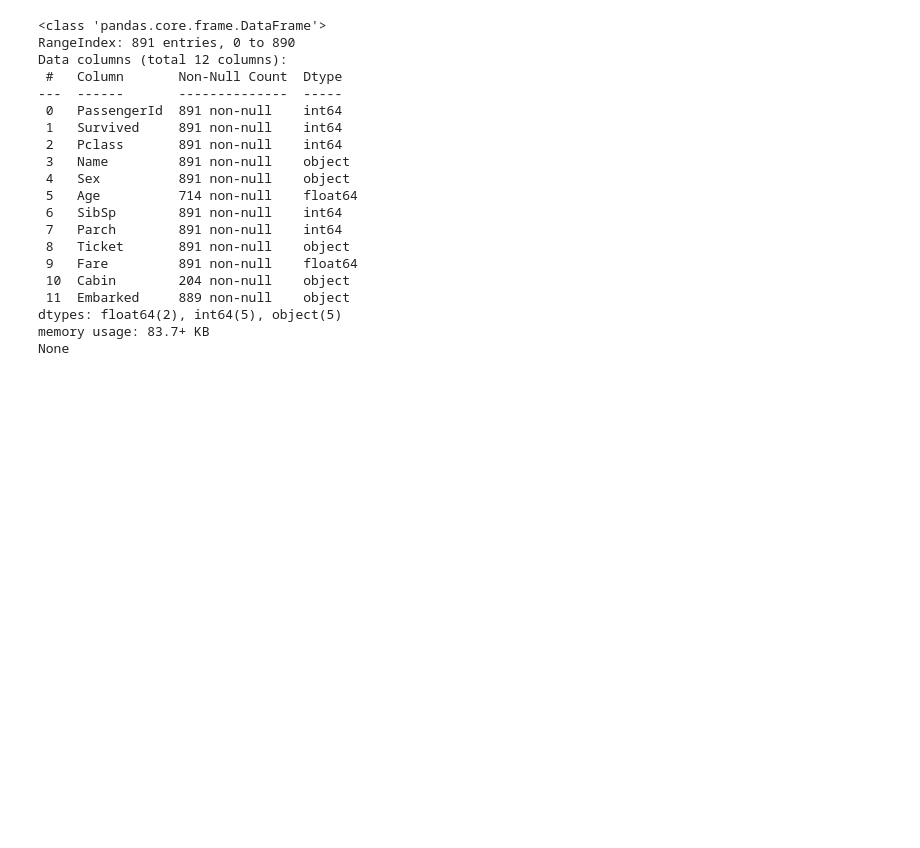
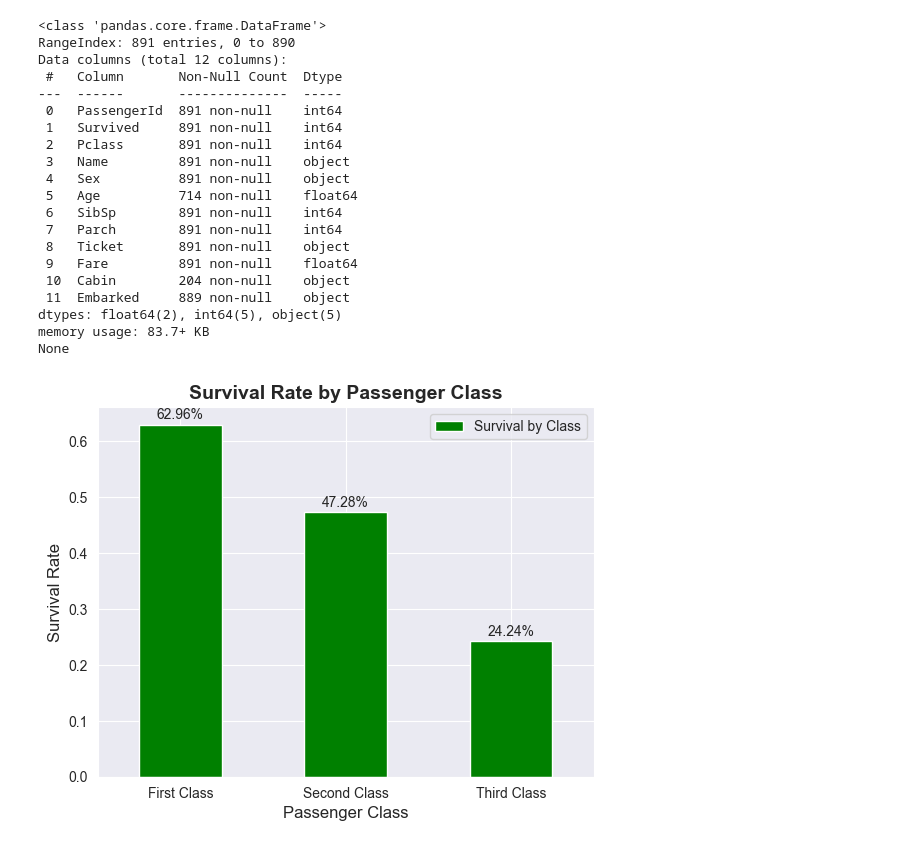
Before and after one commit to alexhatz05/titanic-eda, a Jupyter notebook: titanic_eda.ipynb, the cells around one changed output. Saved outputs shown, nothing was run; the diff lists cells and outputs as text; code cells hidden in the pictures; blank space fills up the shorter version.

Commit message:
Add visualizations

```diff
--- a/titanic_eda.ipynb
+++ b/titanic_eda.ipynb
@@ -1,33 +1,120 @@
 # %%
 import pandas as pd
+import matplotlib.pyplot as plt
+import seaborn as sns
 
 # Load data
 df = pd.read_csv("data/titanic.csv")
 
 # Print dataset details
 print(df.info())
+print("\n")
 
 # Data cleaning
 # 1. Handle missing values
 df["Age"] = df["Age"].fillna(df["Age"].mean())
+df["Embarked"] = df["Embarked"].fillna(df["Embarked"].mode()[0])
+
+# 2. Remove duplicates
+df = df.drop_duplicates()
+
+# 3. Data filtering - Find first class passengers
+first_class = df[df["Pclass"] == 1]
+
+# Data visualisation
+# 1. Bar chart - Survival Rate by Class
+survivors = df.groupby("Pclass")["Survived"].mean()
+survivors_plot = survivors.plot(kind="bar", color="green", label="Survival by Class")
+
+survivors_plot.set_xticklabels(["First Class", "Second Class", "Third Class"], rotation=0)
+
+survivors_plot.set_title("Survival Rate by Passenger Class", fontsize=14, fontweight='bold')
+survivors_plot.set_xlabel("Passenger Class", fontsize=12)
+survivors_plot.set_ylabel("Survival Rate", fontsize=12)
+survivors_plot.legend(loc="upper right", fontsize=10)
+
+for i, v in enumerate(survivors):
+    survivors_plot.text(i, v + 0.01, f"{v:.2%}", ha='center', fontsize=10)
+
+plt.show()
+
+# 2. Histogram - Age distribution
+sns.histplot(df["Age"], kde=True, bins=20, color="red")
+plt.title("Age Distribution")
+plt.xlabel("Age")
+plt.ylabel("Frequency")
+plt.show()
+
+# 3. Scatter plot - Age vs Fare
+plt.scatter(df["Age"], df["Fare"], alpha=0.5, color="lightblue")
+plt.title("Age vs Fare")
+plt.xlabel("Age")
+plt.ylabel("Fare")
+plt.show()
+
+# 4. Bar chart - Survival rate by Gender
+survivors_by_gender = df.groupby("Sex")["Survived"].mean()
+survivors_gender_plot = survivors_by_gender.plot(kind="bar", color="purple", label="Survival by Gender")
+
+survivors_gender_plot.set_title("Survival Rate by Passenger Gender", fontsize=14, fontweight='bold')
+survivors_gender_plot.set_xlabel("Gender", fontsize=12)
+survivors_gender_plot.set_ylabel("Survival Rate", fontsize=12)
+survivors_gender_plot.legend(loc="upper right", fontsize=10)
+plt.show()
+
+# 5. Bar plot - Survival rate by family size
+df["FamilySize"] = df["SibSp"] + df["Parch"]
+sns.barplot(x="FamilySize", y="Survived", data=df, color="steelblue")
+plt.title("Survival Rate by Family Size")
+plt.ylabel("Survival Rate")
+plt.xlabel("Family Size")
+plt.show()
+
+# 6. Bar plot - Survival rate by embarkation port
+sns.barplot(x="Embarked", y="Survived", hue="Embarked", data=df, palette="pastel", legend=False)
+plt.title("Survival Rate by Embarkation Port")
+plt.xlabel("Port (C = Cherbourg, Q = Queenstown, S = Southampton)")
+plt.ylabel("Survival Rate")
+plt.show()
+
+# 7. Box plot - Fare distribution by class
+sns.boxplot(x="Pclass", y="Fare", data=df)
+
+plt.xticks(ticks=[0, 1, 2], labels=["First Class", "Second Class", "Third Class"])
+plt.title("Fare Distribution by Class")
+plt.xlabel("Passenger Class")
+plt.ylabel("Fare")
+plt.show()
+
+# 8. Heatmap - Correlation matrix
+corr = df.corr(numeric_only=True)
+sns.heatmap(corr, annot=True, cmap="coolwarm", fmt=".2f")
+plt.title("Correlation Heatmap")
+plt.show()
+
+# 9. Pair plot
+sns.pairplot(df[["Age", "Fare", "Pclass", "Survived"]], hue="Survived", diag_kind="kde")
+plt.suptitle("Pair Plot of Key Variables", y=1.02)
+plt.show()
 # %% [output]
 <class 'pandas.core.frame.DataFrame'>
 RangeIndex: 891 entries, 0 to 890
 Data columns (total 12 columns):
  #   Column       Non-Null Count  Dtype
 ---  ------       --------------  -----
  0   PassengerId  891 non-null    int64
  1   Survived     891 non-null    int64
  2   Pclass       891 non-null    int64
  3   Name         891 non-null    object
  4   Sex          891 non-null    object
  5   Age          714 non-null    float64
  6   SibSp        891 non-null    int64
  7   Parch        891 non-null    int64
  8   Ticket       891 non-null    object
  9   Fare         891 non-null    float64
  10  Cabin        204 non-null    object
  11  Embarked     889 non-null    object
 dtypes: float64(2), int64(5), object(5)
 memory usage: 83.7+ KB
 None
+[figure, added]
```
Also changed, not shown: parts of 1 cell of this notebook, 9 other files.
